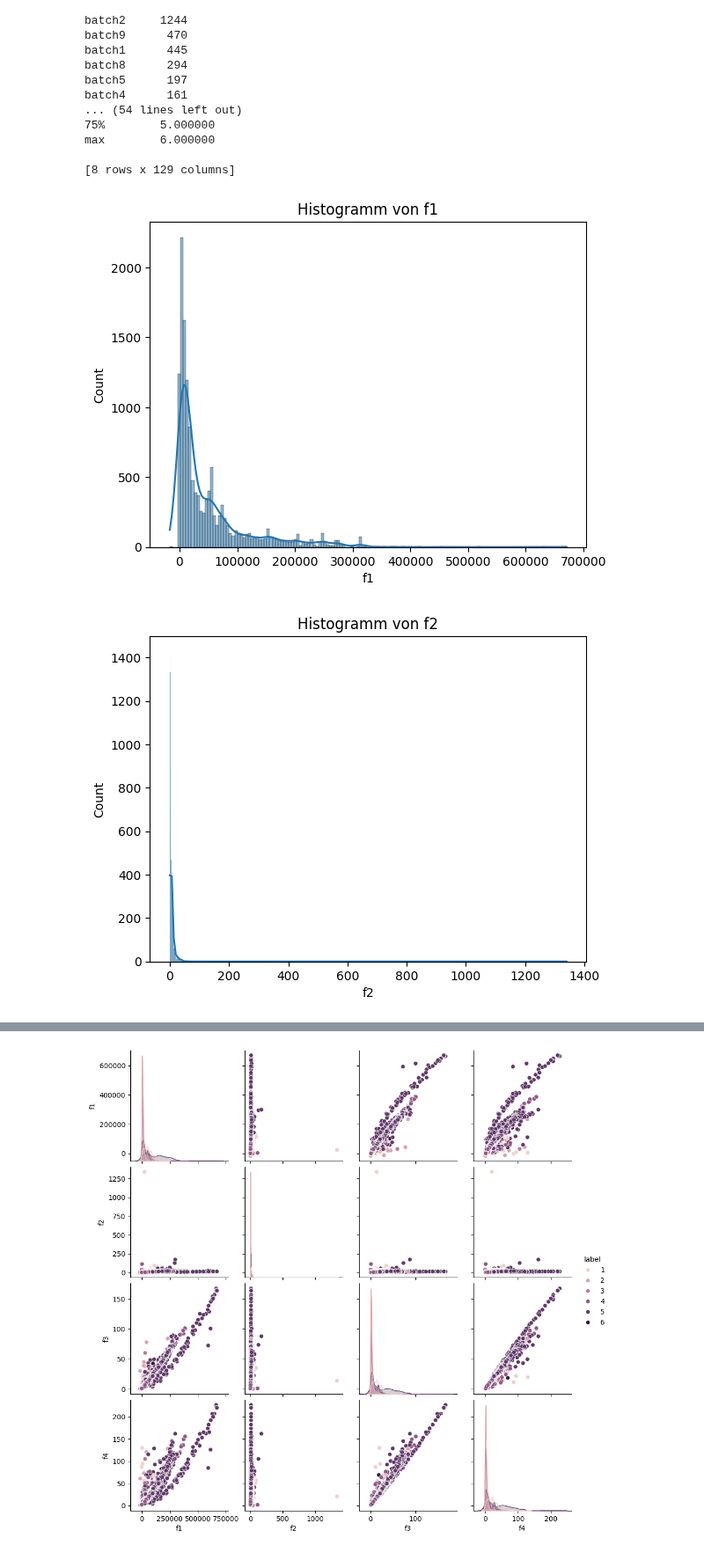
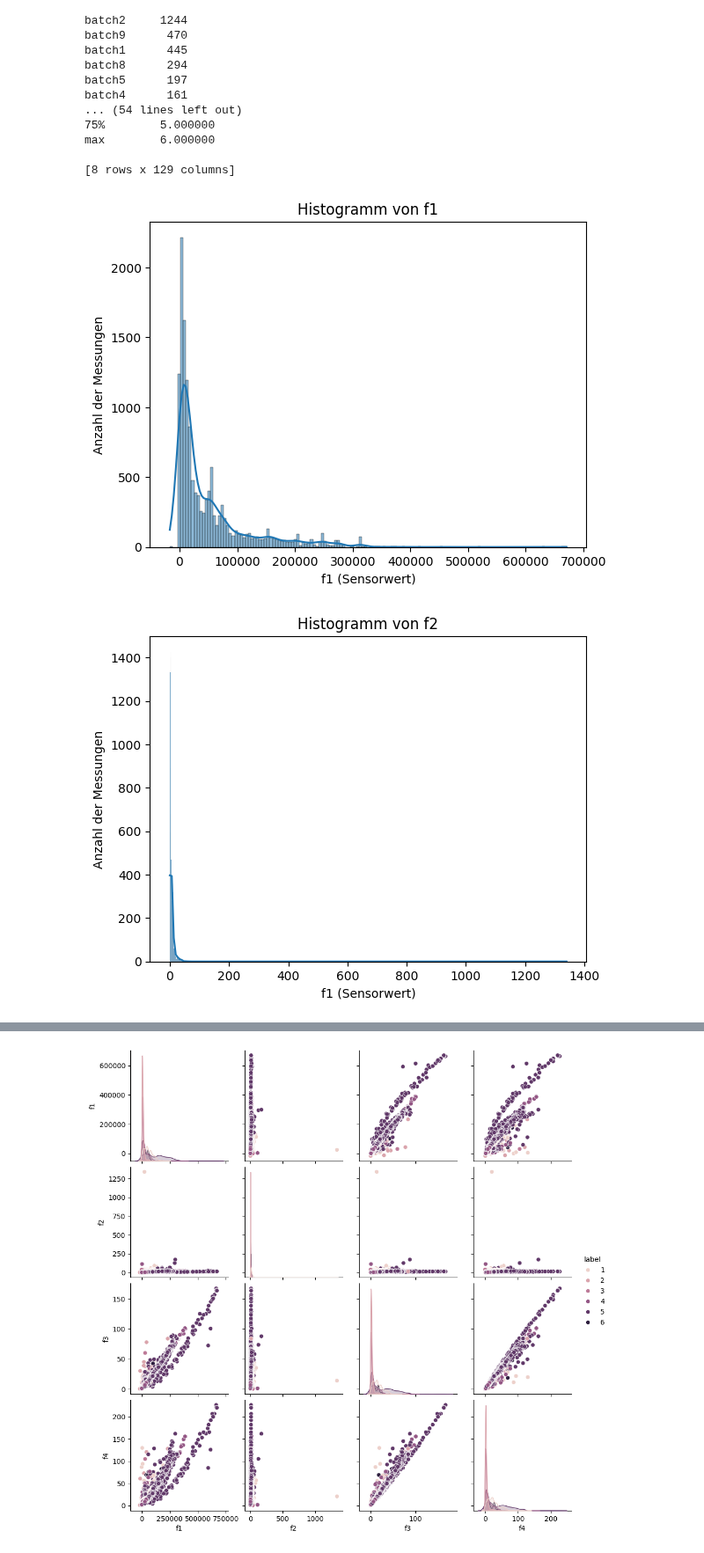
Before and after one commit to VolliBinJackson/gas-sensor-classification, a Jupyter notebook: eda.ipynb, the cells around one changed output, grey strips where cells are left out. Shown at 88% size. Saved outputs shown, nothing was run; the diff lists cells and outputs as text; code cells hidden in the pictures.

Commit message:
Added xlabel and ylabel for Feature Visualization

```diff
--- a/eda.ipynb
+++ b/eda.ipynb
@@ -41,12 +41,14 @@ max        6.000000
 # %%
 # Histogramme für 10 Features erstmal
 features = df.drop(columns=['label', 'batch'])
 
 for feature in features.columns[:10]:
     plt.figure()
     sns.histplot(df[feature], kde=True)
     plt.title(f"Histogramm von {feature}")
+    plt.xlabel("f1 (Sensorwert)")
+    plt.ylabel("Anzahl der Messungen")
     plt.show()
 # %% [output]
-[figure, old version]
+[figure, new version]
-[figure, old version]
+[figure, new version]
```
Also changed, not shown: parts of 2 cells of this notebook.
